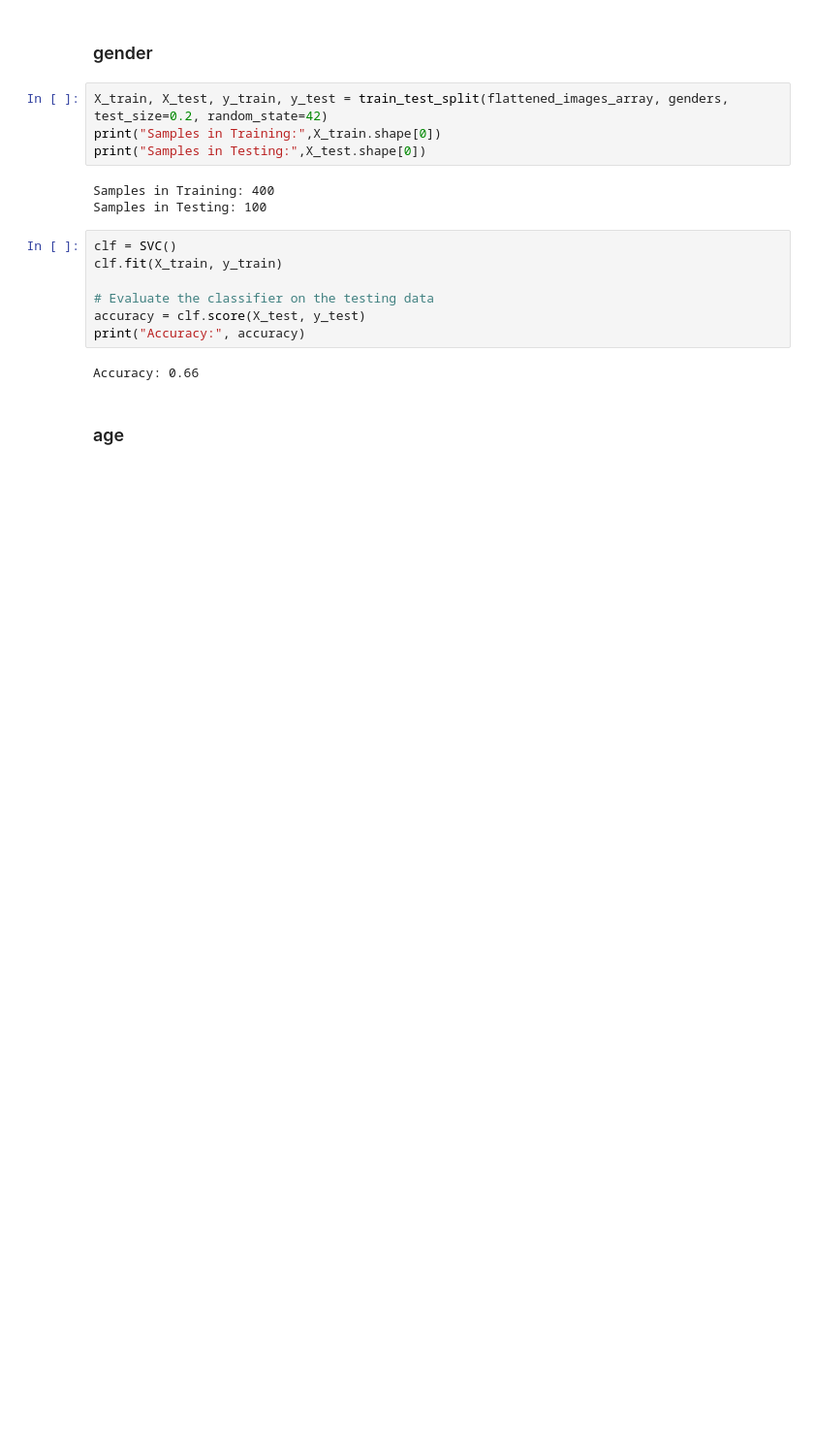
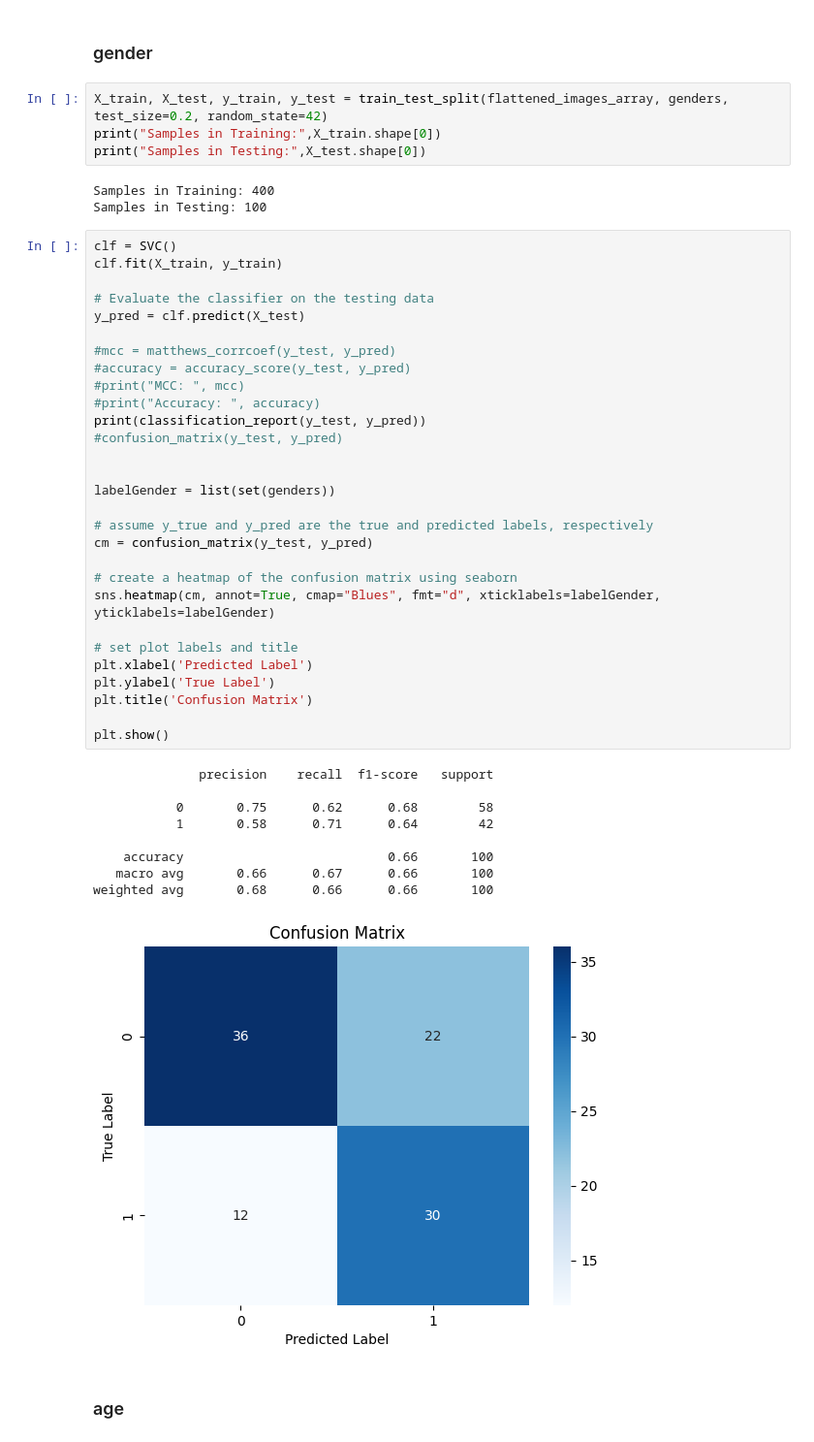
Before and after one commit to ASobreira/Advanced-Machine-Learning, a Jupyter notebook: Project/Project/svm.ipynb, the cells around one changed output. Shown at 97% size. Cells and saved outputs as stored; diff of their text form; blank space fills up the shorter version.

```diff
--- a/Project/Project/svm.ipynb
+++ b/Project/Project/svm.ipynb
@@ -235,15 +231,45 @@ print("Samples in Testing:",X_test.shape[0])
 # %% [output]
 Samples in Training: 400
 Samples in Testing: 100
-# %%
-clf = SVC()
-clf.fit(X_train, y_train)
-
-# Evaluate the classifier on the testing data
-accuracy = clf.score(X_test, y_test)
-print("Accuracy:", accuracy)
-# %% [output]
-Accuracy: 0.66
+# %%
+clf = SVC()
+clf.fit(X_train, y_train)
+
+# Evaluate the classifier on the testing data
+y_pred = clf.predict(X_test)
+
+#mcc = matthews_corrcoef(y_test, y_pred)
+#accuracy = accuracy_score(y_test, y_pred)
+#print("MCC: ", mcc)
+#print("Accuracy: ", accuracy)
+print(classification_report(y_test, y_pred))
+#confusion_matrix(y_test, y_pred)
+
+
+labelGender = list(set(genders))
+
+# assume y_true and y_pred are the true and predicted labels, respectively
+cm = confusion_matrix(y_test, y_pred)
+
+# create a heatmap of the confusion matrix using seaborn
+sns.heatmap(cm, annot=True, cmap="Blues", fmt="d", xticklabels=labelGender, yticklabels=labelGender)
+
+# set plot labels and title
+plt.xlabel('Predicted Label')
+plt.ylabel('True Label')
+plt.title('Confusion Matrix')
+
+plt.show()
+# %% [output]
+              precision    recall  f1-score   support
+
+           0       0.75      0.62      0.68        58
+           1       0.58      0.71      0.64        42
+
+    accuracy                           0.66       100
+   macro avg       0.66      0.67      0.66       100
+weighted avg       0.68      0.66      0.66       100
+[figure, added]
 # %% [markdown]
 ### age
 # %%
```
Also changed, not shown: parts of 16 cells of this notebook, 1 other file.
